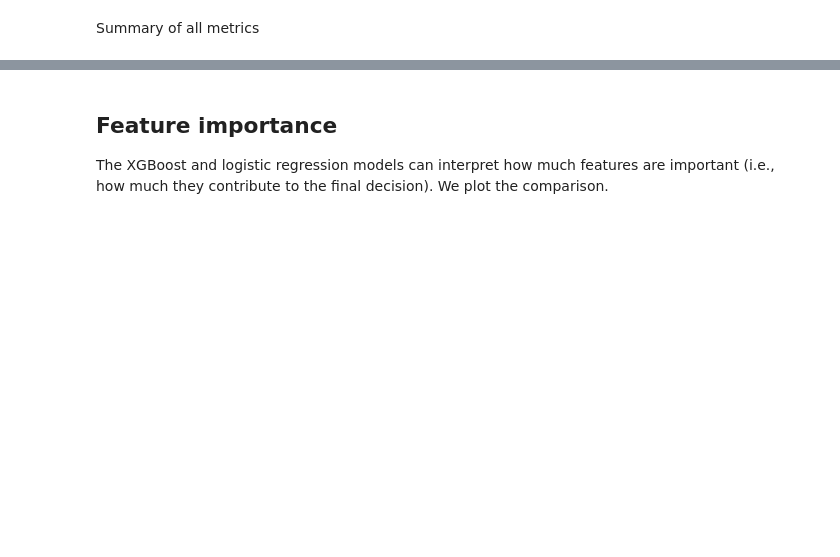
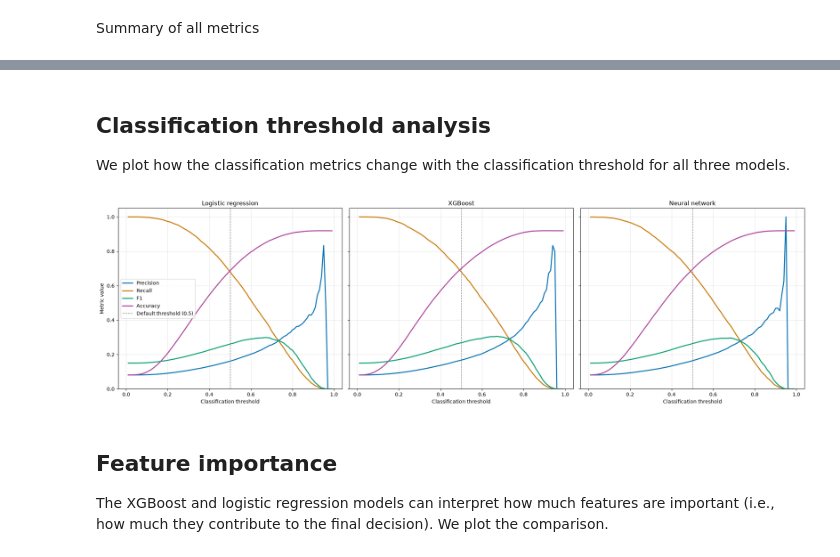
Before and after one commit to stemil01/ml-loan-repayment, a Jupyter notebook: 03_model_evaluation.ipynb, the cells around one changed output, grey strips where cells are left out. Cells and saved outputs as stored; diff of their text form; code cells hidden in the pictures; blank space fills up the shorter version.

Commit message:
Add threshold analysis in the evaluation notebook.

```diff
--- a/03_model_evaluation.ipynb
+++ b/03_model_evaluation.ipynb
@@ -174,3 +184,47 @@ summary_df
+# %% [markdown]
+## Classification threshold analysis
+
+We plot how the classification metrics change with the classification threshold for all three models.
+# %%
+thresholds = np.linspace(0.01, 0.99, 99)
+
+metric_fns = {
+    "Precision": lambda y_true, y_pred: metrics.precision_score(y_true, y_pred, zero_division=0),
+    "Recall": metrics.recall_score,
+    "F1": lambda y_true, y_pred: metrics.f1_score(y_true, y_pred, zero_division=0),
+    "Accuracy": metrics.accuracy_score
+}
+metric_colors = {
+    "Precision": "#0072B2",
+    "Recall": "#C87800",
+    "F1": "#009E73",
+    "Accuracy": "#AA4499"
+}
+
+fig, axes = plt.subplots(1, 3, figsize=(20, 6), sharey=True)
+
+for ax, (name, res) in zip(axes, results.items()):
+    metric_values = {metric_name: [] for metric_name in metric_fns}
+    for threshold in thresholds:
+        y_pred_t = (res["y_prob"] > threshold).astype(np.float32)
+        for metric_name, metric_fn in metric_fns.items():
+            metric_values[metric_name].append(metric_fn(y_test, y_pred_t))
+
+    for metric_name, values in metric_values.items():
+        ax.plot(thresholds, values, linewidth=2, color=metric_colors[metric_name], label=metric_name)
+
+    ax.axvline(0.5, color="gray", linestyle="--", linewidth=1, label="Default threshold (0.5)")
+    ax.set_title(name)
+    ax.set_xlabel("Classification threshold")
+    ax.grid(alpha=0.3)
+
+axes[0].set_ylabel("Metric value")
+axes[0].set_ylim(0, 1.05)
+axes[0].legend(loc="best")
+plt.tight_layout()
+plt.show()
+# %% [output]
+[figure, added]
 # %% [markdown]
 ## Feature importance
 
```
Also changed, not shown: parts of 10 cells of this notebook.
